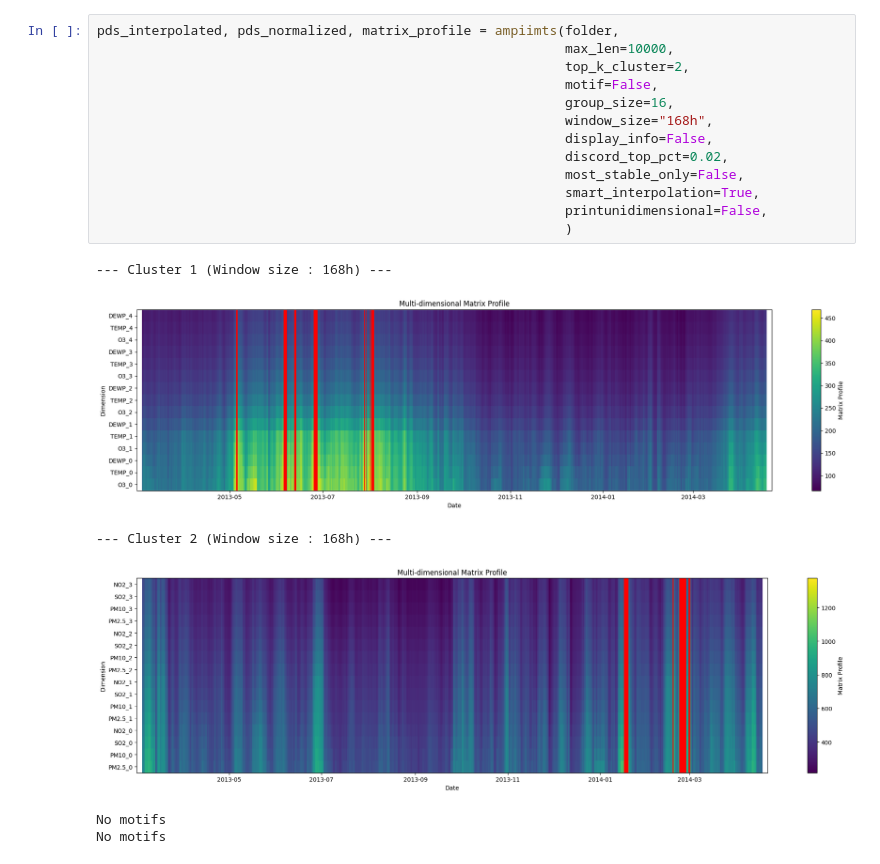
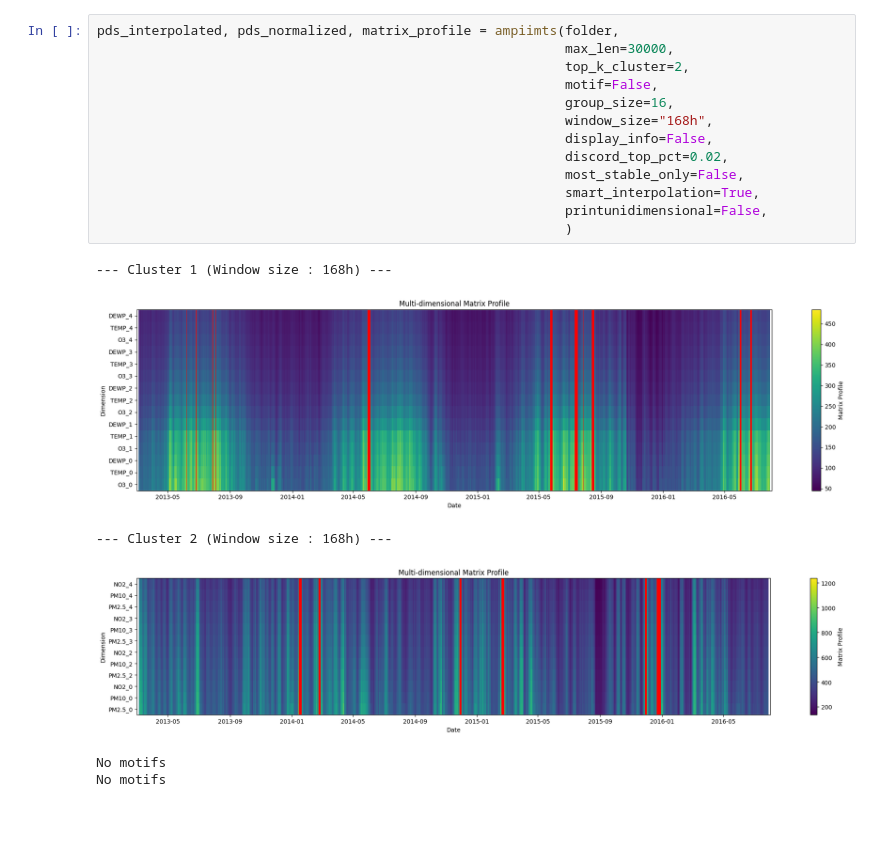
Before and after one commit to Guillaumernd/ampiimts, a Jupyter notebook: notebooks/Matrix_Profile/Matrix_profile-multidimensionnal.ipynb, the cells around one changed output. Cells and saved outputs as stored; diff of their text form; blank space fills up the shorter version.

```diff
--- a/notebooks/Matrix_Profile/Matrix_profile-multidimensionnal.ipynb
+++ b/notebooks/Matrix_Profile/Matrix_profile-multidimensionnal.ipynb
@@ -32,22 +32,22 @@ No motifs
 No motifs
 # %%
 pds_interpolated, pds_normalized, matrix_profile = ampiimts(folder,
-                                                            max_len=10000,
+                                                            max_len=30000,
                                                             top_k_cluster=2,
                                                             motif=False,
                                                             group_size=16,
                                                             window_size="168h",
                                                             display_info=False,
                                                             discord_top_pct=0.02,
                                                             most_stable_only=False,
                                                             smart_interpolation=True,
                                                             printunidimensional=False,
                                                             )
 # %% [output]
 --- Cluster 1 (Window size : 168h) ---
-[figure, old version]
+[figure, new version]
 --- Cluster 2 (Window size : 168h) ---
-[figure, old version]
+[figure, new version]
 No motifs
 No motifs
 # %%
```
Also changed, not shown: parts of 5 cells of this notebook, 2 other files.
